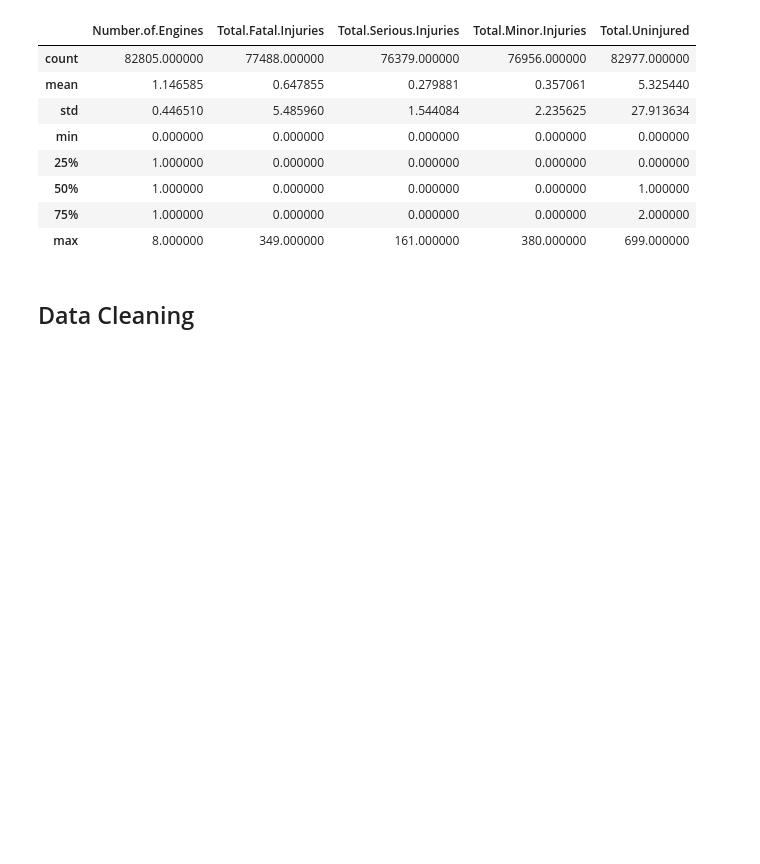
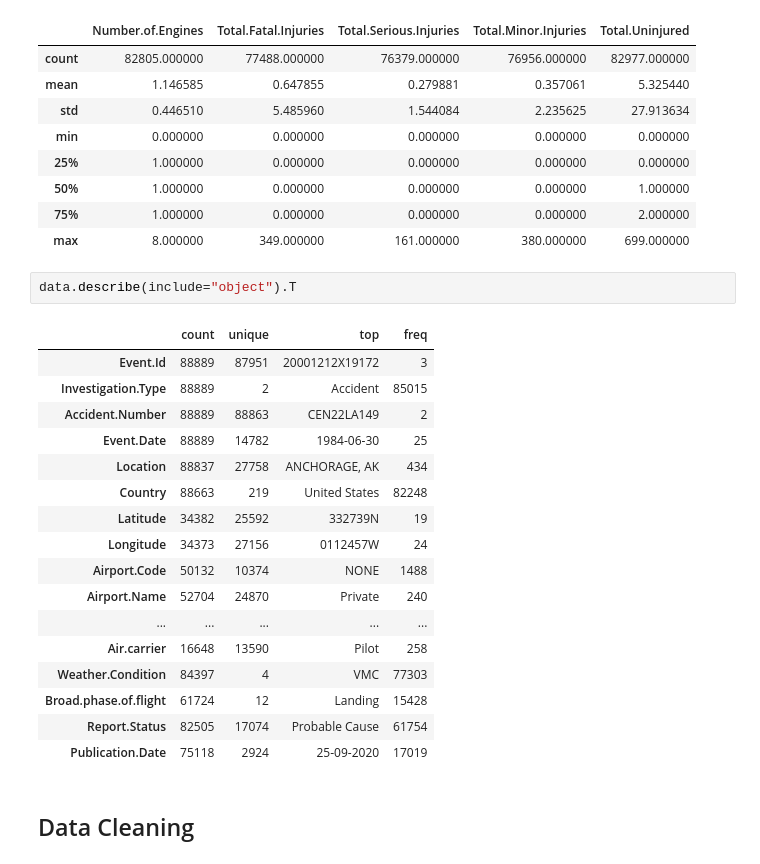
Before and after one commit to Ke-ira/dsc-course0-m8-lab, a Jupyter notebook: Aviation_Accidents_Cleaning.ipynb, the cells around one changed output. Cells and saved outputs as stored; diff of their text form; blank space fills up the shorter version.

```diff
--- a/Aviation_Accidents_Cleaning.ipynb
+++ b/Aviation_Accidents_Cleaning.ipynb
@@ -75,6 +79,26 @@ data.describe()
 | 50% | 1.000000 | 0.000000 | 0.000000 | 0.000000 | 1.000000 |
 | 75% | 1.000000 | 0.000000 | 0.000000 | 0.000000 | 2.000000 |
 | max | 8.000000 | 349.000000 | 161.000000 | 380.000000 | 699.000000 |
+# %%
+data.describe(include="object").T
+# %% [output]
+|  | count | unique | top | freq |
+| Event.Id | 88889 | 87951 | 20001212X19172 | 3 |
+| Investigation.Type | 88889 | 2 | Accident | 85015 |
+| Accident.Number | 88889 | 88863 | CEN22LA149 | 2 |
+| Event.Date | 88889 | 14782 | 1984-06-30 | 25 |
+| Location | 88837 | 27758 | ANCHORAGE, AK | 434 |
+| Country | 88663 | 219 | United States | 82248 |
+| Latitude | 34382 | 25592 | 332739N | 19 |
+| Longitude | 34373 | 27156 | 0112457W | 24 |
+| Airport.Code | 50132 | 10374 | NONE | 1488 |
+| Airport.Name | 52704 | 24870 | Private | 240 |
+| ... | ... | ... | ... | ... |
+| Air.carrier | 16648 | 13590 | Pilot | 258 |
+| Weather.Condition | 84397 | 4 | VMC | 77303 |
+| Broad.phase.of.flight | 61724 | 12 | Landing | 15428 |
+| Report.Status | 82505 | 17074 | Probable Cause | 61754 |
+| Publication.Date | 75118 | 2924 | 25-09-2020 | 17019 |
 # %% [markdown]
 ## Data Cleaning
 # %% [markdown]
```
Also changed, not shown: parts of 17 cells of this notebook.
